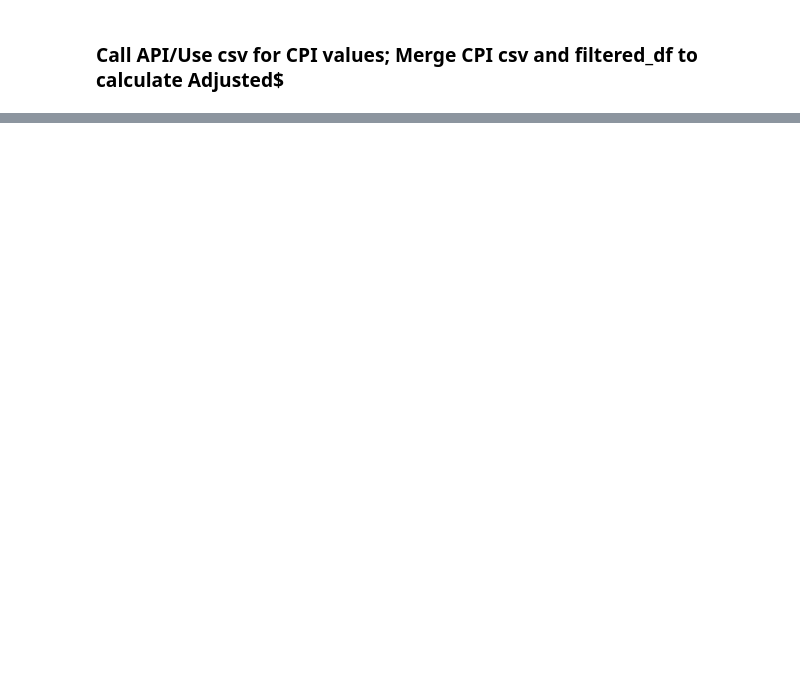
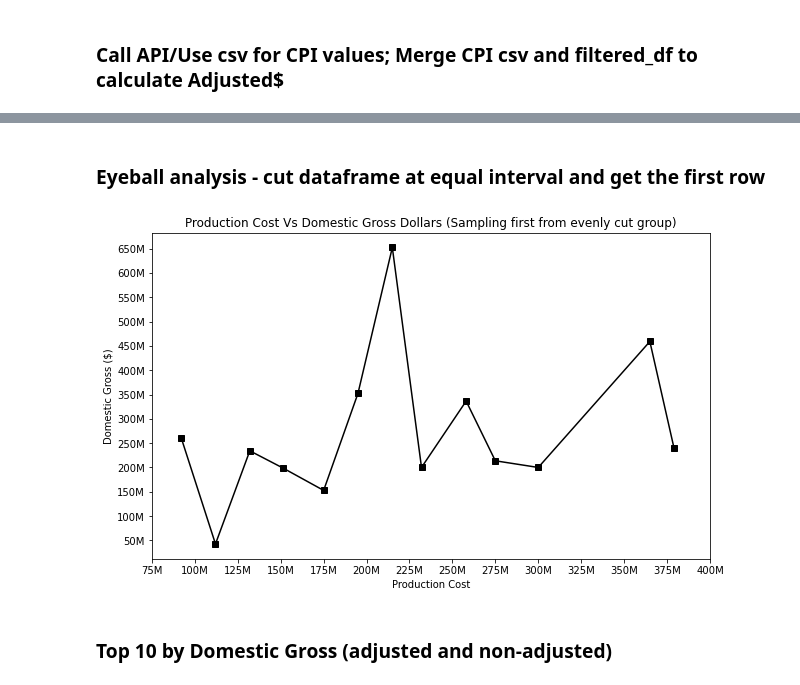
Before and after one commit to geethakan/proj1-eda-top500movies, a Jupyter notebook: MoviesPy/moviepy.ipynb, the cells around one changed output, grey strips where cells are left out. Drawn from its saved outputs; the diff is of its cells as text; code cells hidden in the pictures; blank space fills up the shorter version.

```diff
--- a/MoviesPy/moviepy.ipynb
+++ b/MoviesPy/moviepy.ipynb
@@ -174,0 +255,2 @@ movies_df.head()
+# %% [markdown]
+### Eyeball analysis - cut dataframe at equal interval and get the first row
@@ -174,0 +274,29 @@ movies_df.head()
+# %%
+# Plot Production cost Vs Domestic Gross value
+x = sliced_df.iloc[:,2].tolist()
+y = sliced_df.iloc[:,3].tolist()
+text = sliced_df.iloc[:,1].tolist()
+
+fig1, ax1 = plt.subplots()
+fig1.set_figheight(6)
+fig1.set_figwidth(10)
+
+ax1.plot(x, y, label='Domestic', color='black', marker='s')
+# for i, txt in enumerate(text):
+#     ax1.annotate(txt, (x[i], y[i]))
+
+ax1.yaxis.set_major_formatter(FuncFormatter(format_large_numbers))
+ax1.xaxis.set_major_formatter(FuncFormatter(format_large_numbers))
+plt.xticks(np.arange(75000000, 425000000, 25000000))
+plt.yticks(np.arange(50000000, 700000000, 50000000))
+
+ax1.set_xlabel('Production Cost')
+ax1.set_ylabel('Domestic Gross ($)')
+ax1.set_title('Production Cost Vs Domestic Gross Dollars (Sampling first from evenly cut group)')
+
+plt.savefig("Images/line2g.png")
+plt.show()
+# %% [output]
+[figure, added]
+# %% [markdown]
+### Top 10 by Domestic Gross (adjusted and non-adjusted)
```
Also changed, not shown: parts of 58 cells of this notebook, 9 other files.
